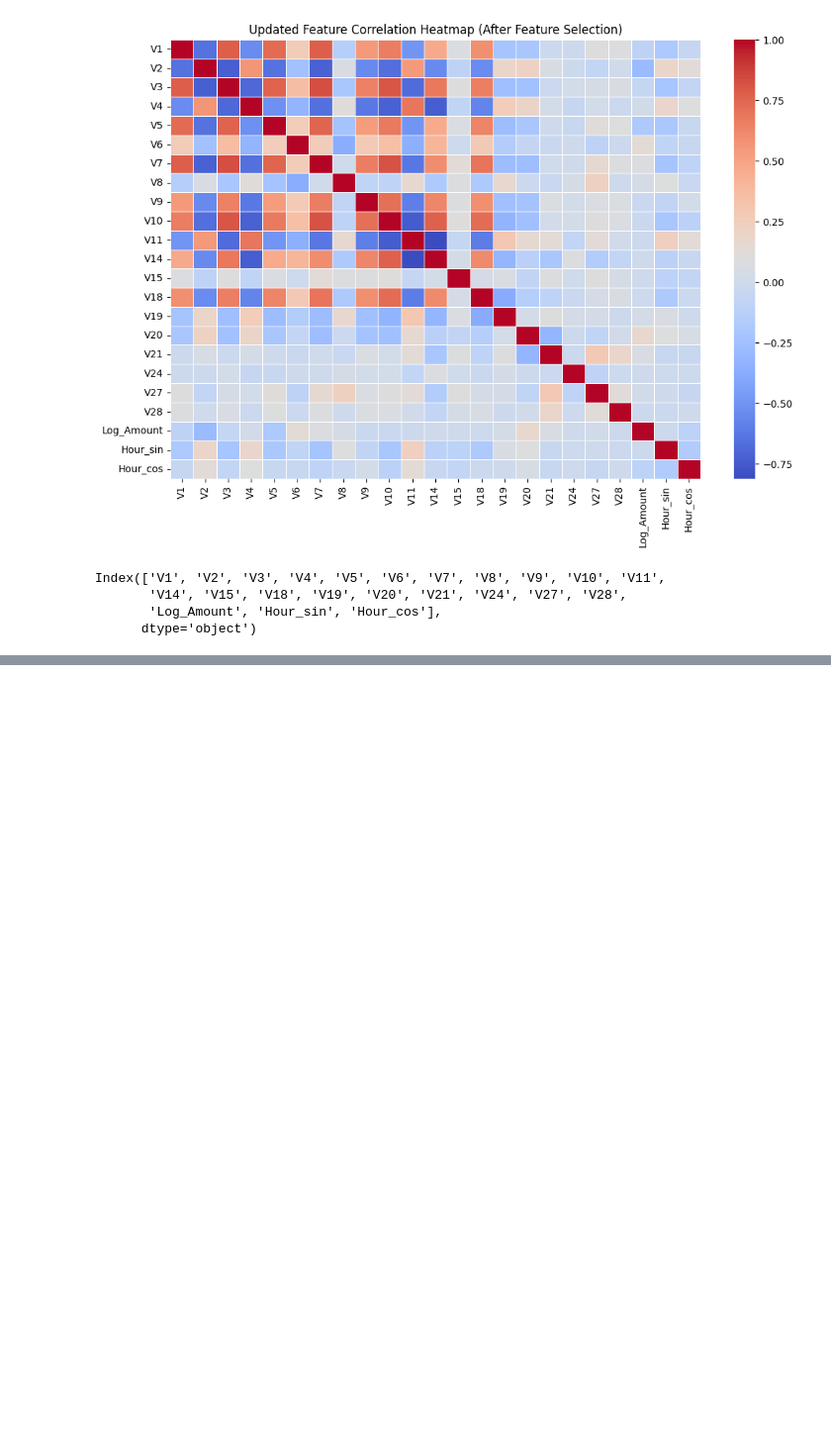
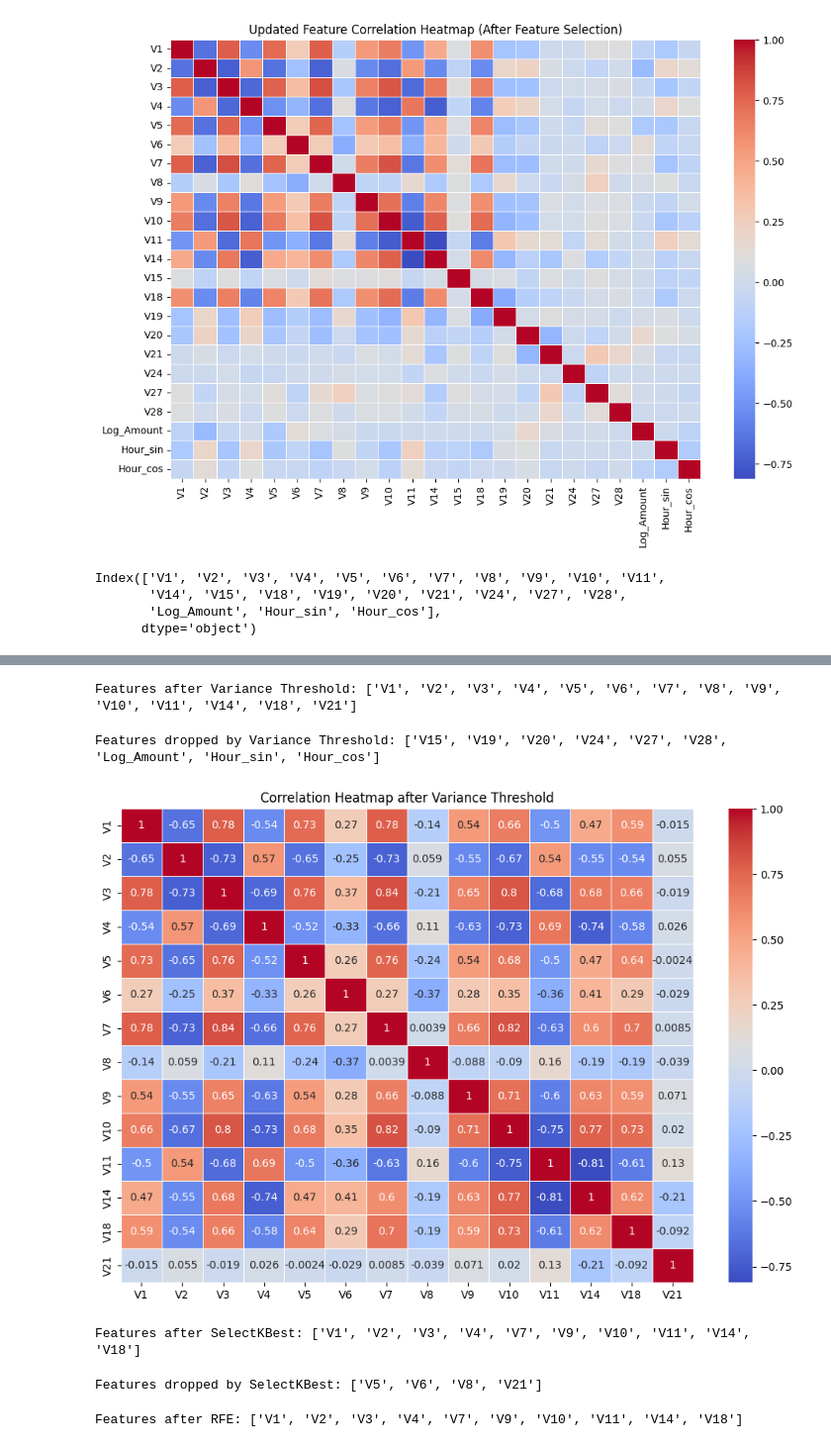
Before and after one commit to MohsseniMahdi/anomguard, a Jupyter notebook: Mahdi_V1.5_M.ipynb, the cells around one changed output, grey strips where cells are left out. Shown at 99% size. Drawn from its saved outputs; the diff is of its cells as text; code cells hidden in the pictures; blank space fills up the shorter version.

Commit message:
more feature selection

```diff
--- a/Mahdi_V1.5_M.ipynb
+++ b/Mahdi_V1.5_M.ipynb
@@ -497,0 +536,58 @@ Index(['V1', 'V2', 'V3', 'V4', 'V5', 'V6', 'V7', 'V8', 'V9', 'V10', 'V11',
+# %%
+# 1. Variance Threshold
+vt = VarianceThreshold(threshold=1)  # Adjust threshold as needed
+X_train_vt = vt.fit_transform(X_train_smote)
+selected_vt_features = X_train_smote.columns[vt.get_support()]
+X_train_vt = pd.DataFrame(X_train_vt, columns=selected_vt_features)
+print("Features after Variance Threshold:", selected_vt_features.tolist())
+# %% [output]
+Features after Variance Threshold: ['V1', 'V2', 'V3', 'V4', 'V5', 'V6', 'V7', 'V8', 'V9', 'V10', 'V11', 'V14', 'V18', 'V21']
+# %%
+# Find dropped features
+dropped_features = [feature for feature in correlation_matrix_updated if feature not in selected_vt_features]
+
+# Print dropped features
+if dropped_features:
+    print("\nFeatures dropped by Variance Threshold:", dropped_features)
+else:
+    print("\nNo features were dropped by Variance Threshold.")
+# %% [output]
+Features dropped by Variance Threshold: ['V15', 'V19', 'V20', 'V24', 'V27', 'V28', 'Log_Amount', 'Hour_sin', 'Hour_cos']
+# %%
+# Plot Heatmap after Variance Threshold
+correlation_matrix_vt = X_train_vt.corr()
+plt.figure(figsize=(12, 8))
+sns.heatmap(correlation_matrix_vt, annot=True, cmap="coolwarm", linewidths=0.5)
+plt.title("Correlation Heatmap after Variance Threshold")
+plt.show()
+# %% [output]
+[figure, added]
+# %%
+# 2. SelectKBest
+n_features_vt = X_train_vt.shape[1]  # Get the number of features after VarianceThreshold
+k_value = min(10, n_features_vt) # pick 10, or the number of remaining features, which ever is smaller.
+k_best = SelectKBest(score_func=f_classif, k=k_value)  # Adjust k to be <= n_features_vt
+X_train_kb = k_best.fit_transform(X_train_vt, y_train_smote)
+selected_kb_features = X_train_vt.columns[k_best.get_support()]
+X_train_kb = pd.DataFrame(X_train_kb, columns=selected_kb_features)
+print("Features after SelectKBest:", selected_kb_features.tolist())
+# %% [output]
+Features after SelectKBest: ['V1', 'V2', 'V3', 'V4', 'V7', 'V9', 'V10', 'V11', 'V14', 'V18']
+# %%
+# Find dropped features (SelectKBest)
+dropped_features_kb = [feature for feature in selected_vt_features if feature not in selected_kb_features]
+if dropped_features_kb:
+    print("\nFeatures dropped by SelectKBest:", dropped_features_kb)
+else:
+    print("\nNo features were dropped by SelectKBest.")
+# %% [output]
+Features dropped by SelectKBest: ['V5', 'V6', 'V8', 'V21']
+# %%
+# 3. RFE
+rfe = RFE(estimator=LogisticRegression(), n_features_to_select=10) # Adjust n_features_to_select
+X_train_rfe = rfe.fit_transform(X_train_kb, y_train_smote)
+selected_rfe_features = X_train_kb.columns[rfe.support_]
+X_train_rfe = pd.DataFrame(X_train_rfe, columns=selected_rfe_features)
+print("Features after RFE:", selected_rfe_features.tolist())
+# %% [output]
+Features after RFE: ['V1', 'V2', 'V3', 'V4', 'V7', 'V9', 'V10', 'V11', 'V14', 'V18']
```
Also changed, not shown: parts of 5 cells of this notebook.
